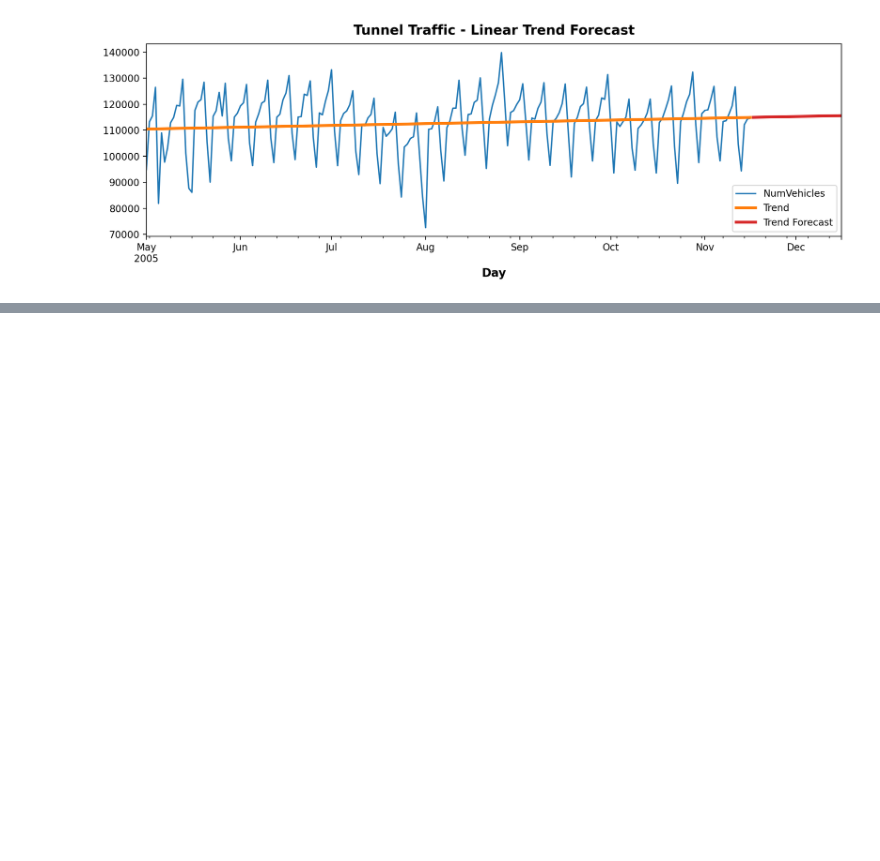
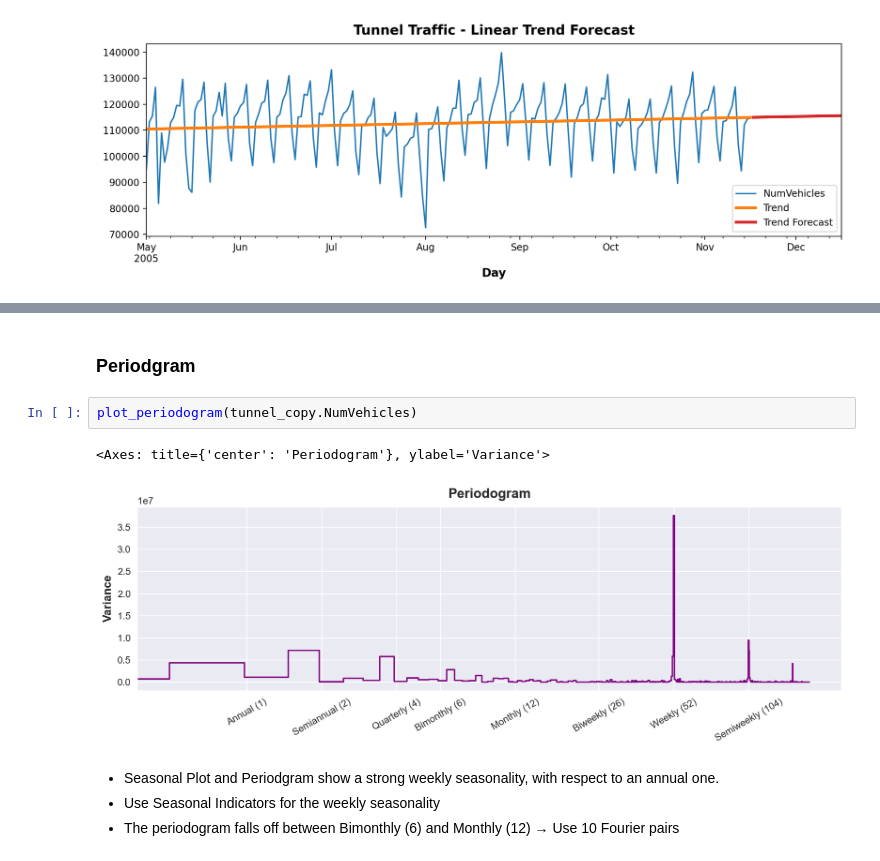
Before and after one commit to Volscente/TimeWarpForecast, a Jupyter notebook: notebooks/linear_regression/kaggle_tunnel_data.ipynb, the cells around one changed output, grey strips where cells are left out. Drawn from its saved outputs; the diff is of its cells as text; blank space fills up the shorter version.

```diff
--- a/notebooks/linear_regression/kaggle_tunnel_data.ipynb
+++ b/notebooks/linear_regression/kaggle_tunnel_data.ipynb
@@ -273,0 +380,11 @@ _ = ax.legend()
+# %% [markdown]
+### Periodgram
+# %%
+plot_periodogram(tunnel_copy.NumVehicles)
+# %% [output]
+<Axes: title={'center': 'Periodogram'}, ylabel='Variance'>
+[figure, added]
+# %% [markdown]
+- Seasonal Plot and Periodgram show a strong weekly seasonality, with respect to an annual one.
+- Use Seasonal Indicators for the weekly seasonality
+- The periodogram falls off between Bimonthly (6) and Monthly (12) &rarr; Use 10 Fourier pairs
```
Also changed, not shown: parts of 21 cells of this notebook.
